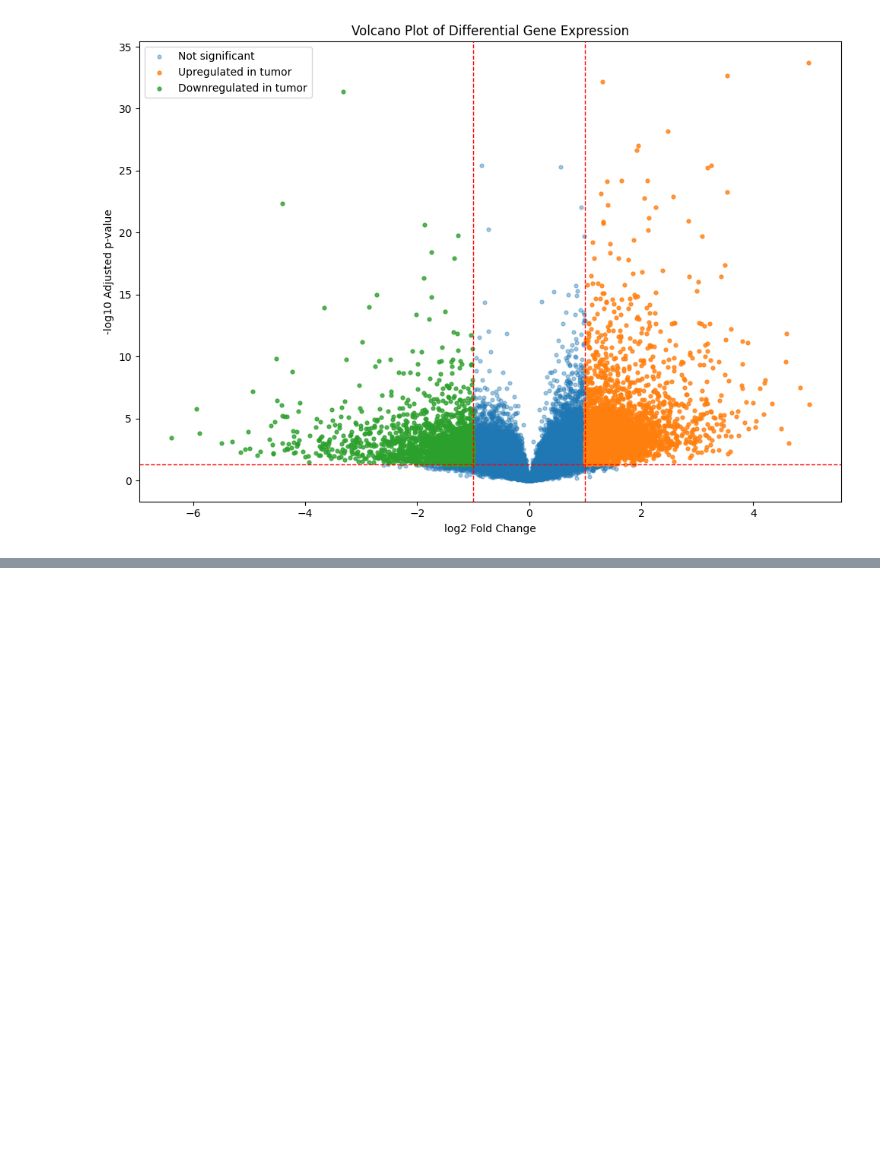
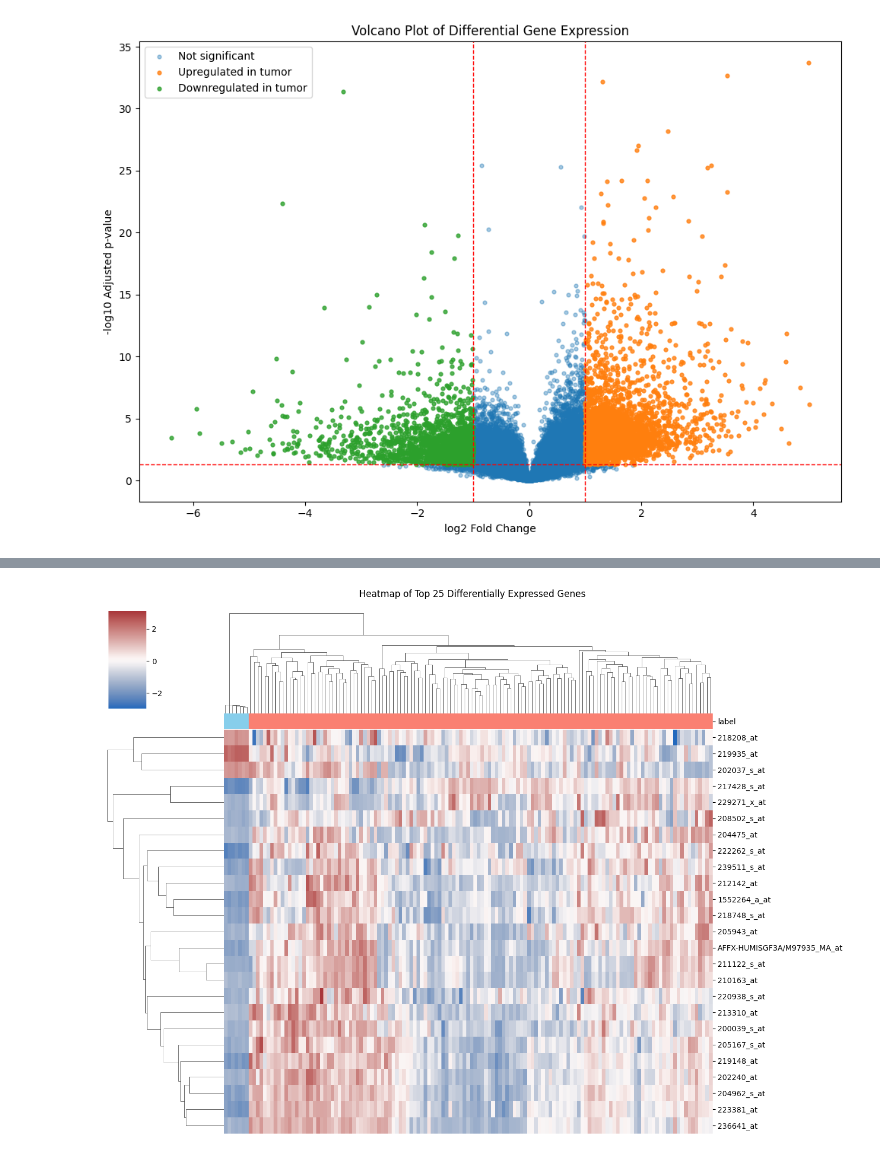
Before and after one commit to JeremieGuy/project-transcriptomics-analysis, a Jupyter notebook: notebooks/04_visualization_volcano_heatmap.ipynb, the cells around one changed output, grey strips where cells are left out. Drawn from its saved outputs; the diff is of its cells as text; code cells hidden in the pictures; blank space fills up the shorter version.

Commit message:
Finishing all code and interpretations
finished all visualization, interpretations, readme and polishing

```diff
--- a/notebooks/04_visualization_volcano_heatmap.ipynb
+++ b/notebooks/04_visualization_volcano_heatmap.ipynb
@@ -99,0 +128,6 @@ plt.show()
+# %%
+# Select the top genes with the smallest adjusted p-values for the heatmap
+
+top_heatmap_genes = results.sort_values("adj_p_value").head(25).index.tolist()
+X_top = X[top_heatmap_genes].copy()
+X_top.head()
@@ -99,0 +148,4 @@ plt.show()
+# %%
+# Standardize each selected gene so their patterns are comparable across samples
+
+X_top_scaled = (X_top - X_top.mean(axis=0)) / X_top.std(axis=0)
@@ -99,0 +162,28 @@ plt.show()
+# %%
+# Order samples by label and build the color annotation for the heatmap columns
+
+sample_order = y.sort_values().index
+X_top_scaled = X_top_scaled.loc[sample_order]
+y_ordered = y.loc[sample_order]
+
+label_colors = y_ordered.map({
+    "normal": "skyblue",
+    "tumor": "salmon"
+})
+# %%
+# Plot and save the clustered heatmap of the top differentially expressed genes
+
+sns.clustermap(
+    X_top_scaled.T,
+    col_colors=label_colors,
+    figsize=(14, 10),
+    xticklabels=False,
+    yticklabels=True,
+    cmap="vlag"
+)
+
+plt.suptitle("Heatmap of Top 25 Differentially Expressed Genes", y=1.02)
+plt.savefig(result_path + "/figures/heatmap_top25.png")
+plt.show()
+# %% [output]
+[figure, added]
```
Also changed, not shown: parts of 16 cells of this notebook, 9 other files.
